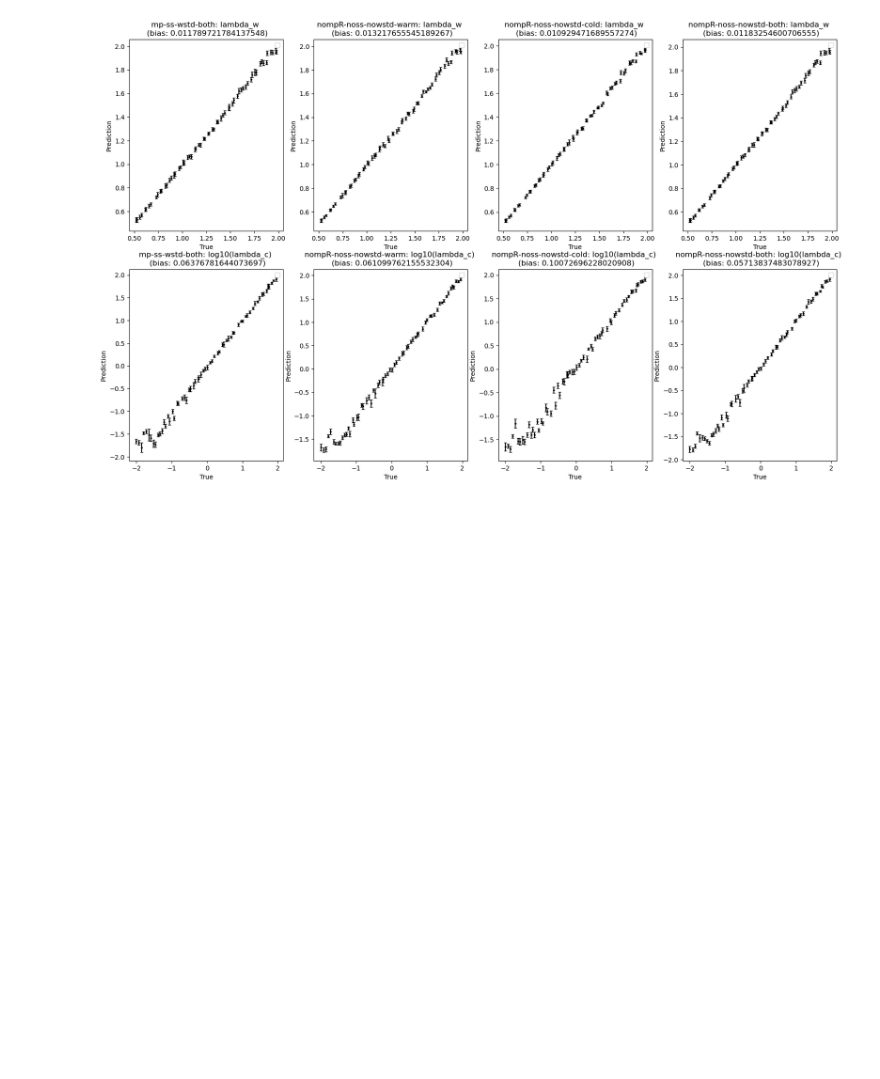
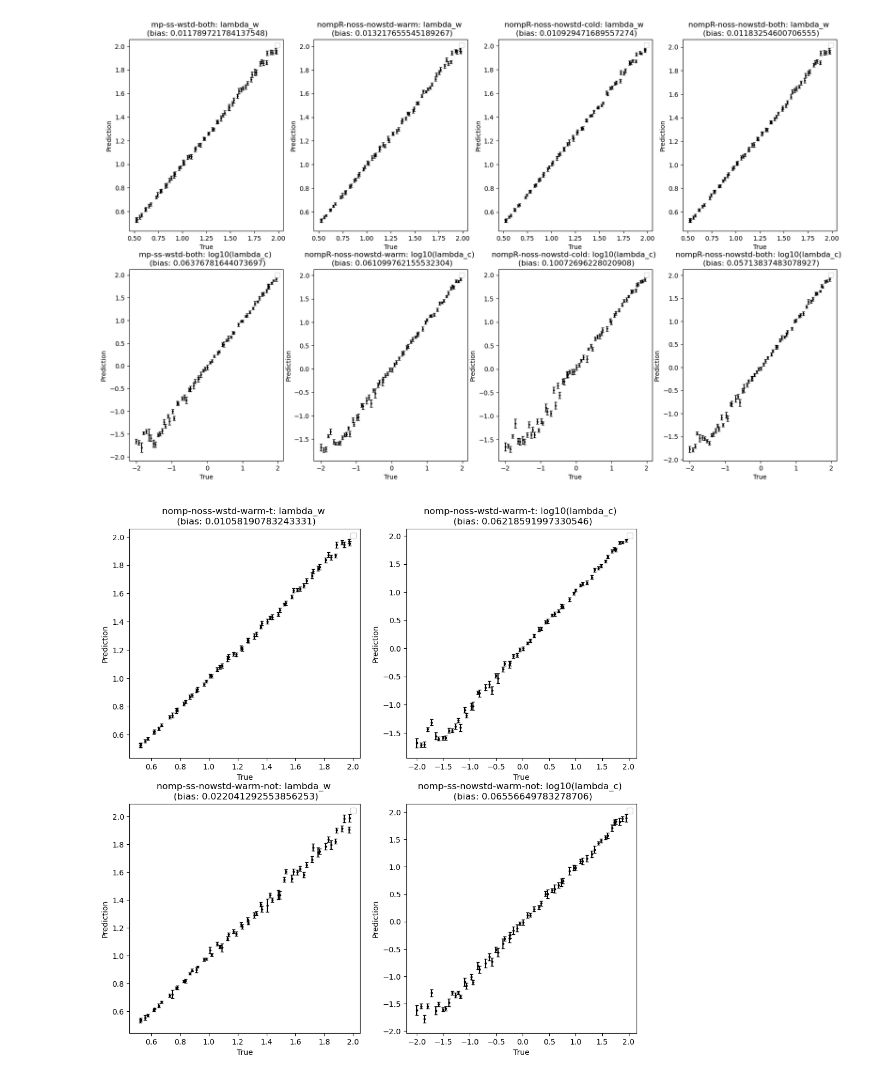
Before and after one commit to PeishiJiang/KIM, a Jupyter notebook: examples/im_cloudmodel/postprocessing-kims.ipynb, the cells around one changed output. Drawn from its saved outputs; the diff is of its cells as text; code cells hidden in the pictures; blank space fills up the shorter version.

```diff
--- a/examples/im_cloudmodel/postprocessing-kims.ipynb
+++ b/examples/im_cloudmodel/postprocessing-kims.ipynb
@@ -235,3 +254,22 @@ for i in range(2):
         ax.legend()
 # %% [output]
 [figure]
+# %%
+train_or_test = 'test'
+label_set_plot = ['nomp-noss-wstd-warm-t', 'nomp-ss-nowstd-warm-not']
+fig, axes = plt.subplots(len(label_set_plot),2,figsize=(12,12))
+for i in range(2):
+    y_var = y_vars[i]
+    for j,model in enumerate(label_set_plot):
+        kim = kim_set[j]
+        r = results[model]
+        ax = axes[j,i]
+        x = r['true'][train_or_test][...,i]
+        y = r['weighted mean predict'][train_or_test][...,i]
+        std = r['weighted std predict'][train_or_test][...,i]
+        bias = r['weighted bias'][train_or_test][i]
+        ax.errorbar(x, y, std, color='black', linestyle='None', fmt='o', markersize=2, capsize=2)
+        ax.set(xlabel='True', ylabel='Prediction', title=f"{model}: {y_var} \n (bias: {bias})")
+        ax.legend()
+# %% [output]
+[figure, added]
```
Also changed, not shown: parts of 13 cells of this notebook, 4 other files.
